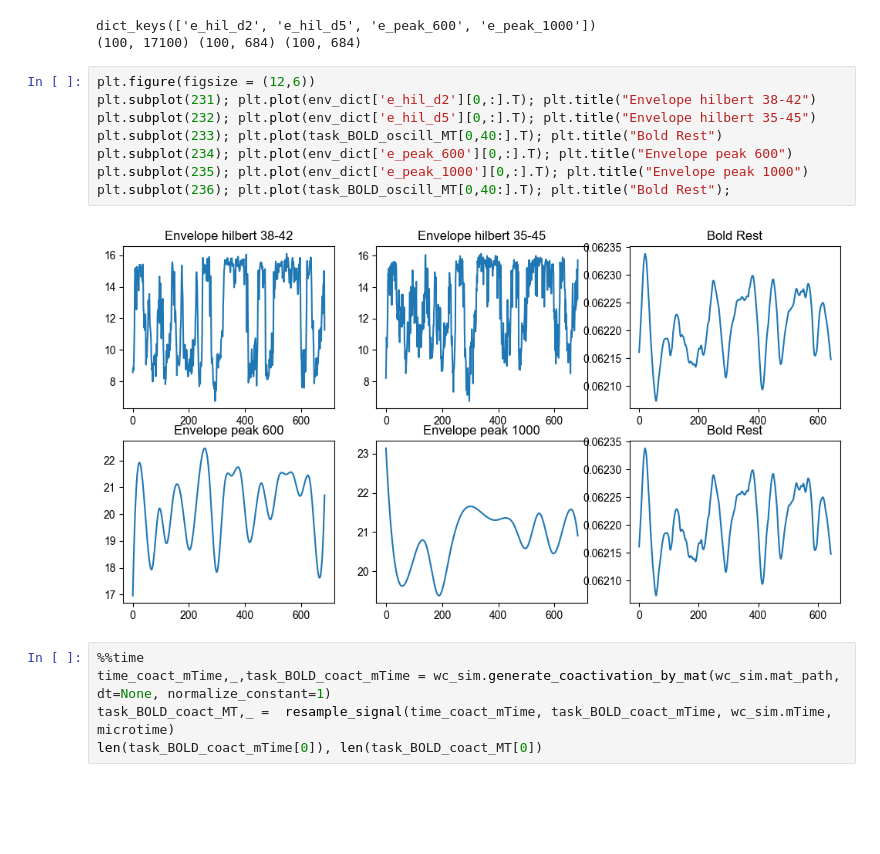
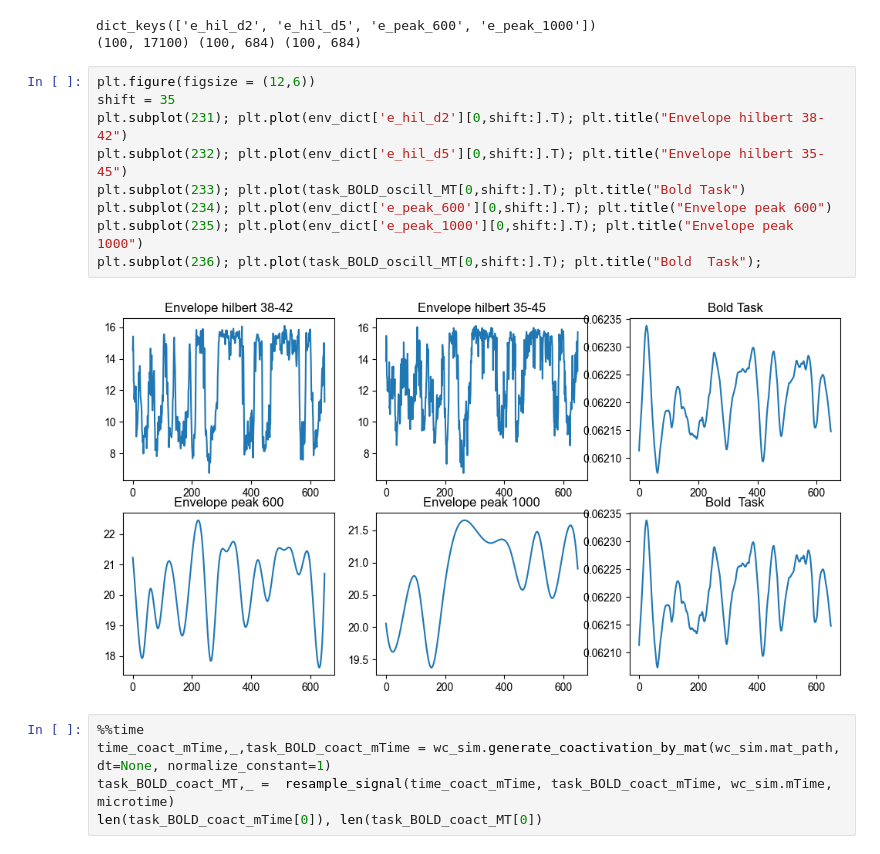
Before and after one commit to IHB-IBR-department/ER_simulator, a Jupyter notebook: notebooks/05.SmallExampleGeneration.ipynb, the cells around one changed output. Saved outputs shown, nothing was run; the diff lists cells and outputs as text; blank space fills up the shorter version.

```diff
--- a/notebooks/05.SmallExampleGeneration.ipynb
+++ b/notebooks/05.SmallExampleGeneration.ipynb
@@ -55,14 +55,15 @@ dict_keys(['e_hil_d2', 'e_hil_d5', 'e_peak_600', 'e_peak_1000'])
 (100, 17100) (100, 684) (100, 684)
 # %%
 plt.figure(figsize = (12,6))
-plt.subplot(231); plt.plot(env_dict['e_hil_d2'][0,:].T); plt.title("Envelope hilbert 38-42")
-plt.subplot(232); plt.plot(env_dict['e_hil_d5'][0,:].T); plt.title("Envelope hilbert 35-45")
-plt.subplot(233); plt.plot(task_BOLD_oscill_MT[0,40:].T); plt.title("Bold Rest")
-plt.subplot(234); plt.plot(env_dict['e_peak_600'][0,:].T); plt.title("Envelope peak 600")
-plt.subplot(235); plt.plot(env_dict['e_peak_1000'][0,:].T); plt.title("Envelope peak 1000")
-plt.subplot(236); plt.plot(task_BOLD_oscill_MT[0,40:].T); plt.title("Bold Rest");
+shift = 35
+plt.subplot(231); plt.plot(env_dict['e_hil_d2'][0,shift:].T); plt.title("Envelope hilbert 38-42")
+plt.subplot(232); plt.plot(env_dict['e_hil_d5'][0,shift:].T); plt.title("Envelope hilbert 35-45")
+plt.subplot(233); plt.plot(task_BOLD_oscill_MT[0,shift:].T); plt.title("Bold Task")
+plt.subplot(234); plt.plot(env_dict['e_peak_600'][0,shift:].T); plt.title("Envelope peak 600")
+plt.subplot(235); plt.plot(env_dict['e_peak_1000'][0,shift:].T); plt.title("Envelope peak 1000")
+plt.subplot(236); plt.plot(task_BOLD_oscill_MT[0,shift:].T); plt.title("Bold  Task");
 # %% [output]
-[figure, old version]
+[figure, new version]
 # %%
 %%time
 time_coact_mTime,_,task_BOLD_coact_mTime = wc_sim.generate_coactivation_by_mat(wc_sim.mat_path, dt=None, normalize_constant=1)
```
Also changed, not shown: parts of 3 cells of this notebook.
